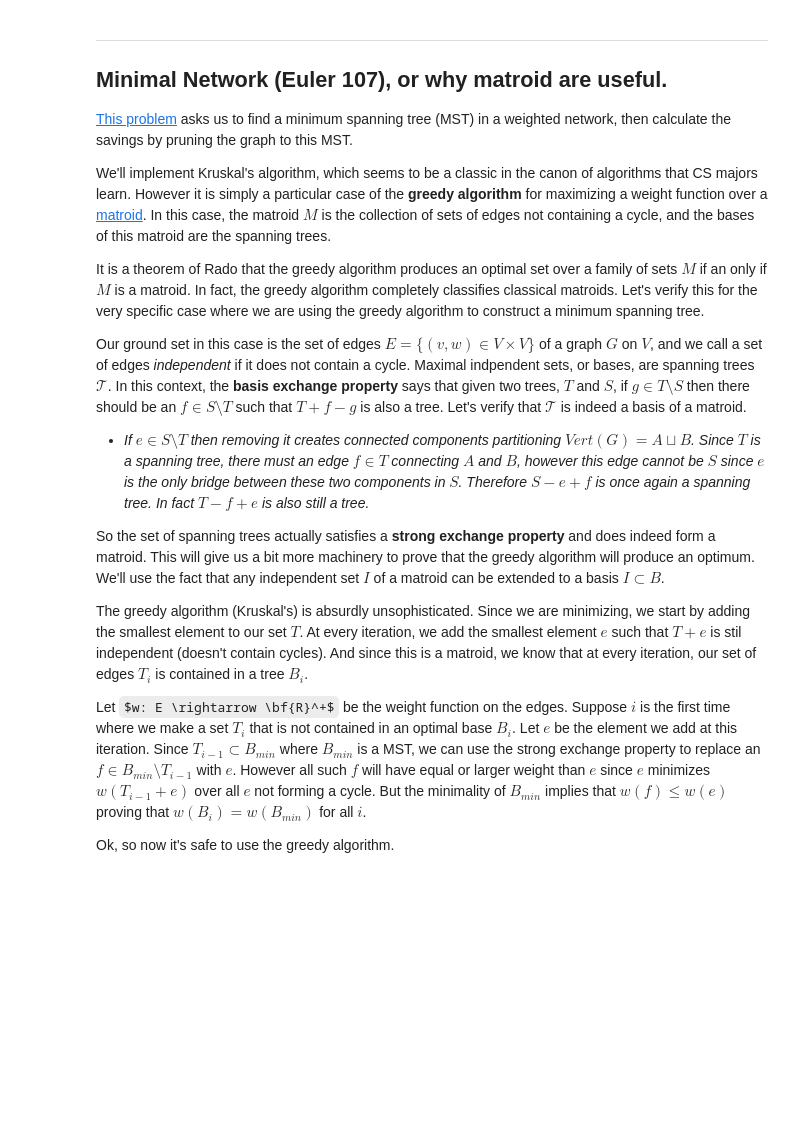
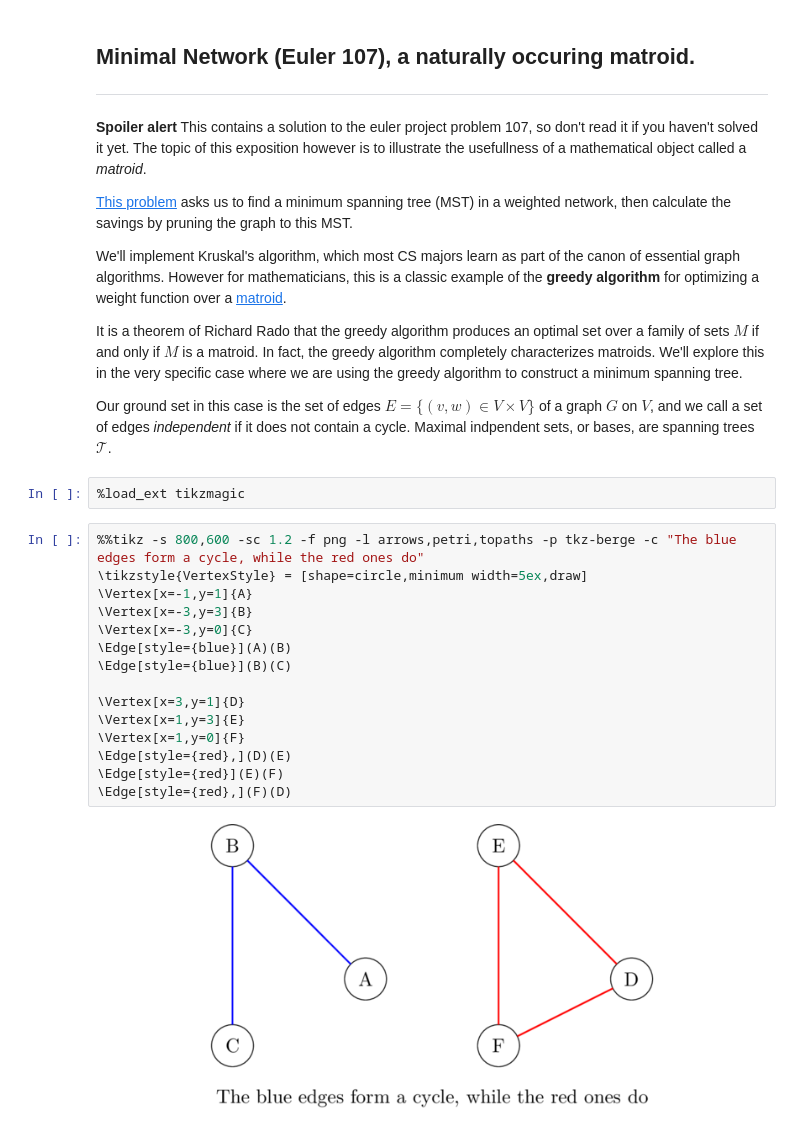
Before and after one commit to MaCaki/algorithms, a Jupyter notebook: euler_107/problem_107.ipynb, the cells around one changed output. Cells and saved outputs as stored; diff of their text form; some formulas as TeX source; blank space fills up the shorter version.

Commit message:
first draft of matroid intro

```diff
--- a/euler_107/problem_107.ipynb
+++ b/euler_107/problem_107.ipynb
@@ -1,22 +1,34 @@
 # %% [markdown]
+
+Minimal Network (Euler 107), a naturally occuring matroid.
 ---
-Minimal Network (Euler 107), or why matroid are useful.
 ---
+
+**Spoiler alert** This contains a solution to the euler project problem 107, so don't read it if you haven't solved it yet. The topic of this exposition however is to illustrate the usefullness of a mathematical object called a *matroid*.
 
 [This problem](https://projecteuler.net/problem=107) asks us to find a minimum spanning tree (MST) in a weighted network, then calculate the savings by pruning the graph to this MST.
 
-We'll implement Kruskal's algorithm, which seems to be a classic in the canon of algorithms that CS majors learn.  However it is simply a particular case of the **greedy algorithm** for maximizing a weight function over a [matroid](https://en.wikipedia.org/wiki/Matroid). In this case, the matroid $M$ is the collection of sets of edges not containing a cycle, and the bases of this matroid are the spanning trees.
+We'll implement Kruskal's algorithm, which most CS majors learn as part of the canon of essential graph algorithms.  However for mathematicians, this is a classic example of the **greedy algorithm** for optimizing a weight function over a [matroid](https://en.wikipedia.org/wiki/Matroid).
 
-It is a theorem of Rado that the greedy algorithm produces an optimal set over a family of sets $M$ if an only if $M$ is a matroid. In fact, the greedy algorithm completely classifies classical matroids. Let's verify this for the very specific case where we are using the greedy algorithm to construct a minimum spanning tree.
+It is a theorem of Richard Rado that the greedy algorithm produces an optimal set over a family of sets $M$ if and only if $M$ is a matroid. In fact, the greedy algorithm completely characterizes matroids. We'll explore this in the very specific case where we are using the greedy algorithm to construct a minimum spanning tree.
 
-Our ground set in this case is the set of edges $E = \{ (v,w) \in V\times V \}$ of a graph $G$ on $V$, and we call a set of edges *independent* if it does not contain a cycle. Maximal indpendent sets, or bases, are spanning trees $\mathcal{T}$.     In this context, the **basis exchange property** says that given two trees, $T$ and $S$, if $g\in T \setminus S$ then there should be an $f\in S\setminus T$ such that $T+f-g$ is also a tree. Let's verify that $\mathcal{T}$ is indeed a basis of a matroid.
-
-* *If $e\in S\setminus T $ then removing it creates connected components partitioning $Vert(G)=A\sqcup B$.   Since $T$ is a spanning tree, there must an edge $f\in T$ connecting $A$ and $B$, however this edge cannot be $S$ since $e$ is the only bridge between these two components in $S$.  Therefore $S-e+f$ is once again a spanning tree. In fact $T-f+e$ is also still a tree.*
-
-So the set of spanning trees actually satisfies a **strong exchange property** and does indeed form a matroid.  This will give us a bit more machinery to prove that the greedy algorithm will produce an optimum. We'll use the fact that any independent set $I$ of a matroid can be extended to a basis $I\subset B$.
-
-The greedy algorithm (Kruskal's) is absurdly unsophisticated.  Since we are minimizing, we start by adding the smallest element to our set $T$.  At every iteration, we add the smallest element $e$ such that $T+e$ is stil independent (doesn't contain cycles).  And since this is a matroid, we know that at every iteration, our set of edges  $T_i$ is contained in a tree $B_i$.
-
-Let $w: E \rightarrow \bf{R}^+$ be the weight function on the edges.  Suppose $i$ is the first time where we make a set $T_i$ that is not contained in an optimal base $B_i$. Let $e$ be the element we add at this iteration.  Since $T_{i-1}\subset B_{min}$ where $B_{min}$ is a MST, we can use the strong exchange property to replace an $f\in B_{min}\setminus T_{i-1}$ with $e$. However all such $f$ will have equal or larger weight than $e$ since $e$ minimizes $w(T_{i-1}+e)$ over all $e$ not forming a cycle.  But the minimality of $B_{min}$ implies that $w(f) \leq w(e)$ proving that $w(B_i) = w(B_{min})$ for all $i$.
-
-Ok, so now it's safe to use the greedy algorithm.
+Our ground set in this case is the set of edges $E = \{ (v,w) \in V\times V \}$ of a graph $G$ on $V$, and we call a set of edges *independent* if it does not contain a cycle. Maximal indpendent sets, or bases, are spanning trees $\mathcal{T}$.
+# %%
+%load_ext tikzmagic
+# %%
+%%tikz -s 800,600 -sc 1.2 -f png -l arrows,petri,topaths -p tkz-berge -c "The blue edges form a cycle, while the red ones do"
+\tikzstyle{VertexStyle} = [shape=circle,minimum width=5ex,draw]
+\Vertex[x=-1,y=1]{A}
+\Vertex[x=-3,y=3]{B}
+\Vertex[x=-3,y=0]{C}
+\Edge[style={blue}](A)(B)
+\Edge[style={blue}](B)(C)
+
+\Vertex[x=3,y=1]{D}
+\Vertex[x=1,y=3]{E}
+\Vertex[x=1,y=0]{F}
+\Edge[style={red},](D)(E)
+\Edge[style={red}](E)(F)
+\Edge[style={red},](F)(D)
+# %% [output]
+[figure, added]
```
Also changed, not shown: parts of 11 cells of this notebook, 3 other files.
